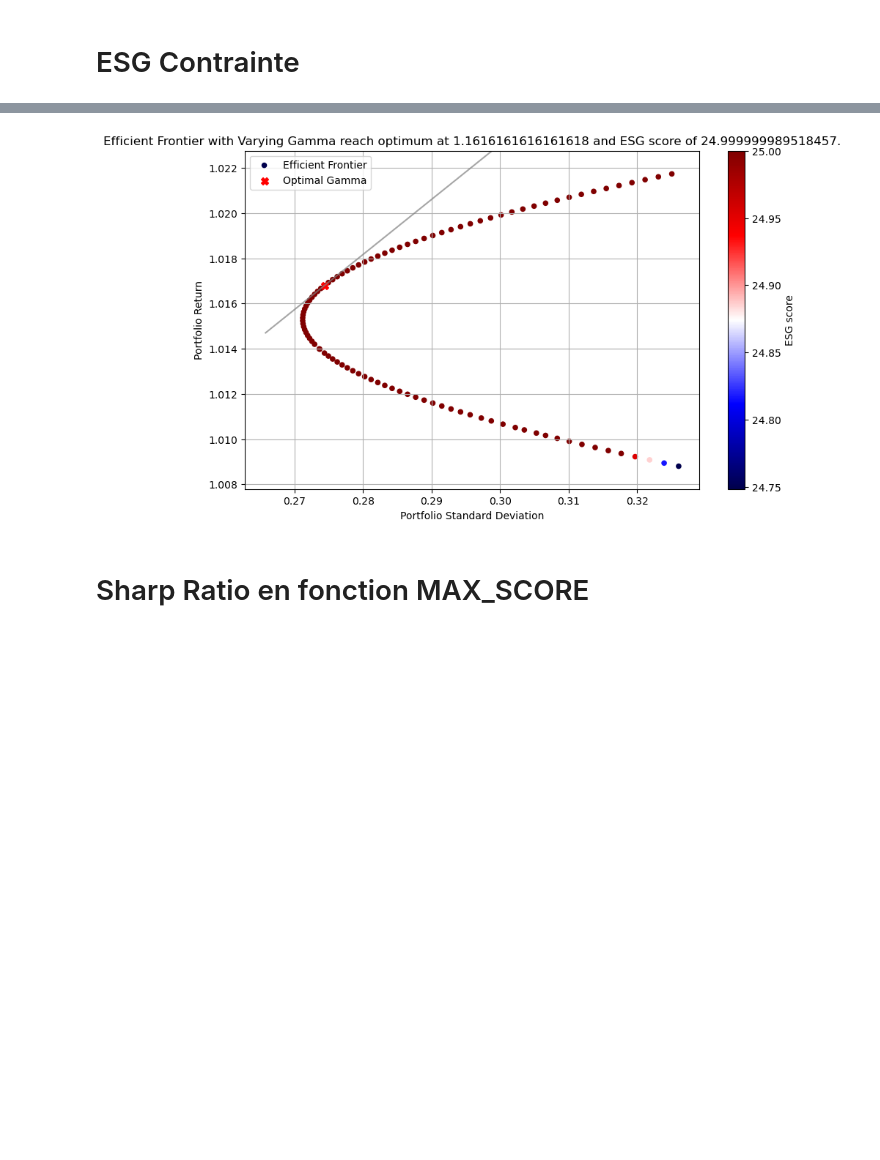
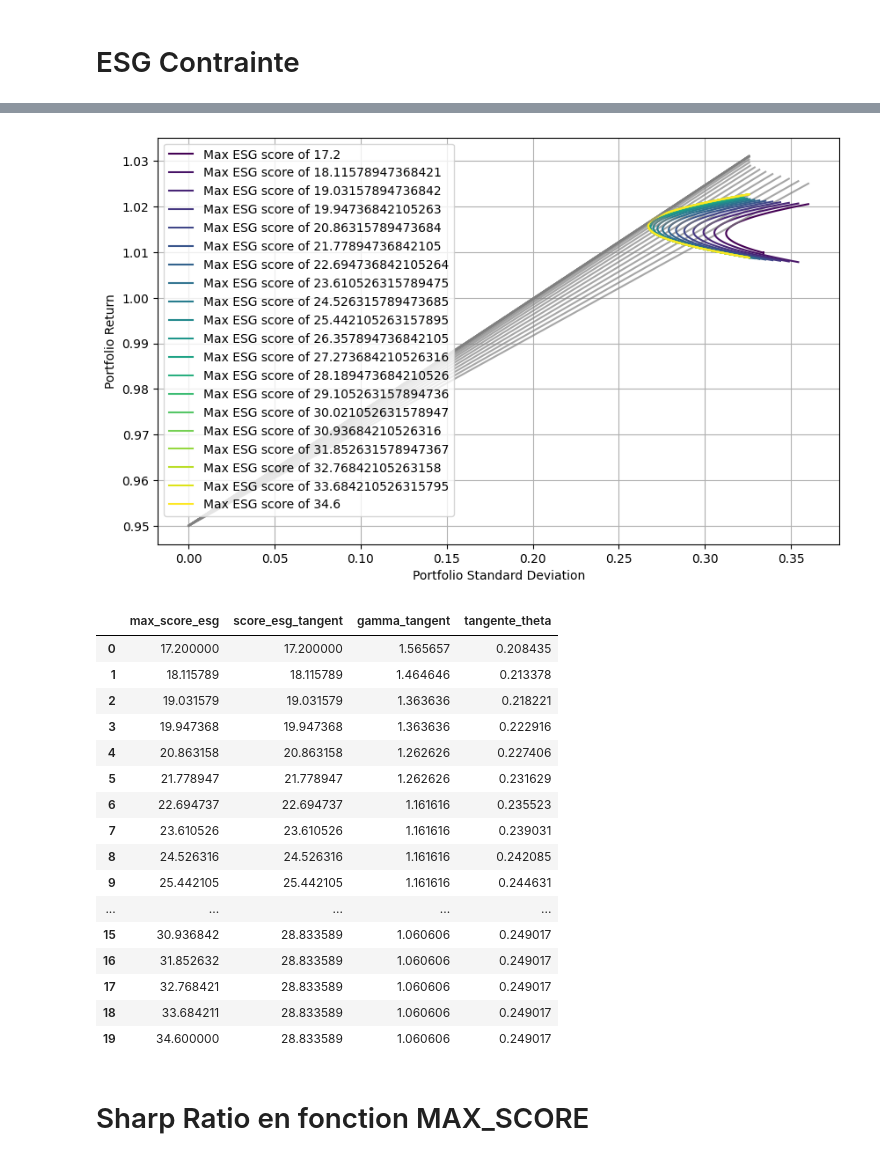
Before and after one commit to antoinedte/-Allocation_de_portefeuille_sous_contrainte_ESG, a Jupyter notebook: exploration/20231214_exploration_JPM_AAPL_BP_Antoine_ne_pas_toucher.ipynb, the cells around one changed output, grey strips where cells are left out. Saved outputs shown, nothing was run; the diff lists cells and outputs as text; code cells hidden in the pictures; blank space fills up the shorter version.

```diff
--- a/exploration/20231214_exploration_JPM_AAPL_BP_Antoine_ne_pas_toucher.ipynb
+++ b/exploration/20231214_exploration_JPM_AAPL_BP_Antoine_ne_pas_toucher.ipynb
@@ -699,16 +614,35 @@ def plot_efficient_frontier(mean_returns, cov_matrix, constraints, bounds, gamma
-# %%
-# Choose color bar type: 'gamma' or 'esg'
-plot_efficient_frontier(mean_returns=mu_hat,
-                        cov_matrix=omega_hat,constraints = ({'type': 'eq', 'fun': constraint_fully_invested}, # fully invested portfolio
-               {'type': 'ineq', 'fun':constraint_ESG_max}) # ESG constraint
-,
-                        bounds=[(-1, 1)] * N_ASSETS,
-                        gamma_values=GAMMA_VALUES,
-                        risk_free_rate=RISK_FREE_RATE,
-                        alpha=ALPHA,
-                        color_bar='esg')
-# %% [output]
-[figure, removed]
+# %%
+MAX_SCORES = np.linspace(np.min(SUSTAINALYTICS_SCORES), np.max(SUSTAINALYTICS_SCORES), 20)
+# %%
+data, df_performance_esg_scores_debrief = plot_efficient_frontier_data_multiple_max_esg_scores(mean_returns = mean_returns,
+                                                cov_matrix = cov_matrix,
+                                                bounds = bounds,
+                                                gamma_values = gamma_values,
+                                                risk_free_rate = RISK_FREE_RATE,
+                                                alpha = ALPHA,
+                                                max_scores = MAX_SCORES,
+                                                abscisse_0 = True)
+
+df_performance_esg_scores_debrief
+# %% [output]
+[figure, added]
+|  | max_score_esg | score_esg_tangent | gamma_tangent | tangente_theta |
+| 0 | 17.200000 | 17.200000 | 1.565657 | 0.208435 |
+| 1 | 18.115789 | 18.115789 | 1.464646 | 0.213378 |
+| 2 | 19.031579 | 19.031579 | 1.363636 | 0.218221 |
+| 3 | 19.947368 | 19.947368 | 1.363636 | 0.222916 |
+| 4 | 20.863158 | 20.863158 | 1.262626 | 0.227406 |
+| 5 | 21.778947 | 21.778947 | 1.262626 | 0.231629 |
+| 6 | 22.694737 | 22.694737 | 1.161616 | 0.235523 |
+| 7 | 23.610526 | 23.610526 | 1.161616 | 0.239031 |
+| 8 | 24.526316 | 24.526316 | 1.161616 | 0.242085 |
+| 9 | 25.442105 | 25.442105 | 1.161616 | 0.244631 |
+| ... | ... | ... | ... | ... |
+| 15 | 30.936842 | 28.833589 | 1.060606 | 0.249017 |
+| 16 | 31.852632 | 28.833589 | 1.060606 | 0.249017 |
+| 17 | 32.768421 | 28.833589 | 1.060606 | 0.249017 |
+| 18 | 33.684211 | 28.833589 | 1.060606 | 0.249017 |
+| 19 | 34.600000 | 28.833589 | 1.060606 | 0.249017 |
 # %% [markdown]
 # Sharp Ratio en fonction MAX_SCORE
 # %%
```
Also changed, not shown: parts of 16 cells of this notebook.
